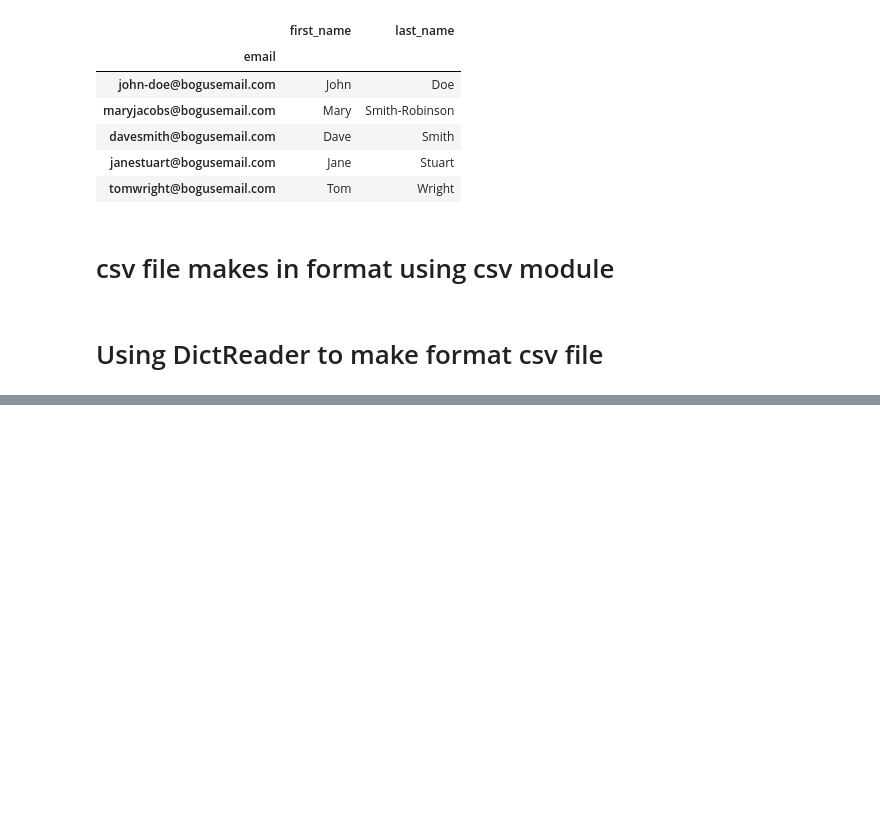
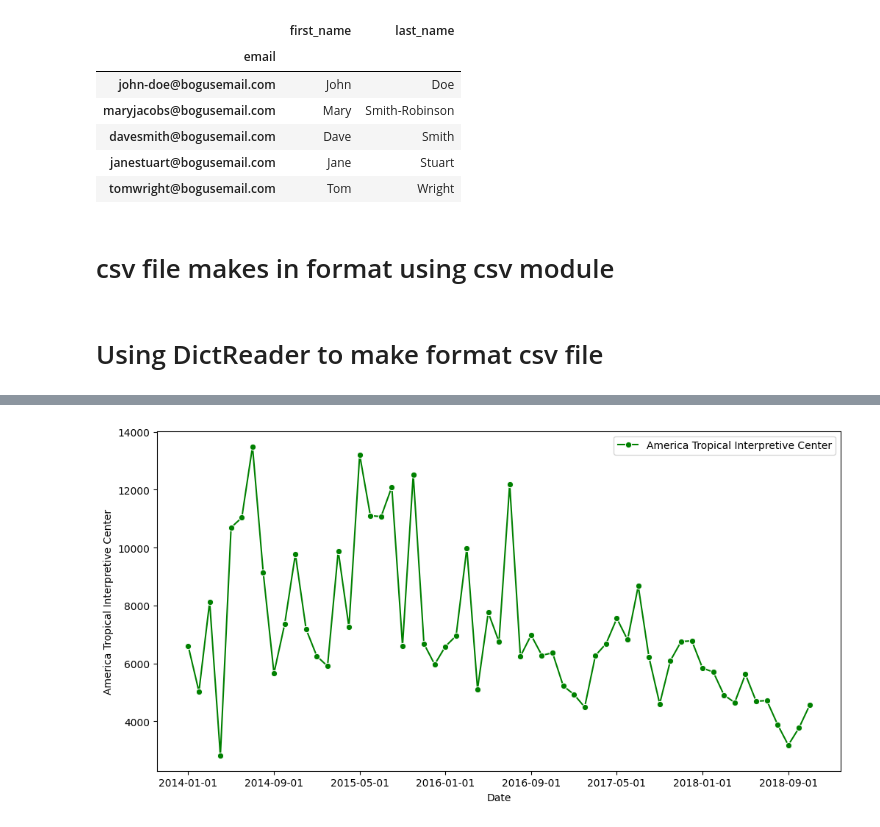
Before and after one commit to CoderAalok/Python_Libraries, a Jupyter notebook: Pandas/read_write_csv.ipynb, the cells around one changed output, grey strips where cells are left out. Cells and saved outputs as stored; diff of their text form; code cells hidden in the pictures; blank space fills up the shorter version.

```diff
--- a/Pandas/read_write_csv.ipynb
+++ b/Pandas/read_write_csv.ipynb
@@ -41,0 +80,8 @@ with open(file) as csv_file:
+# %%
+plt.figure(figsize=(12,6))
+ax = sb.lineplot(data=data_m['America Tropical Interpretive Center'], label='America Tropical Interpretive Center', color='green', marker='o')
+ax.xaxis.set_major_locator(ticker.MaxNLocator(nbins=10))
+plt.xticks(rotation=0)
+plt.show()
+# %% [output]
+[figure, added]
```
Also changed, not shown: parts of 3 cells of this notebook.
